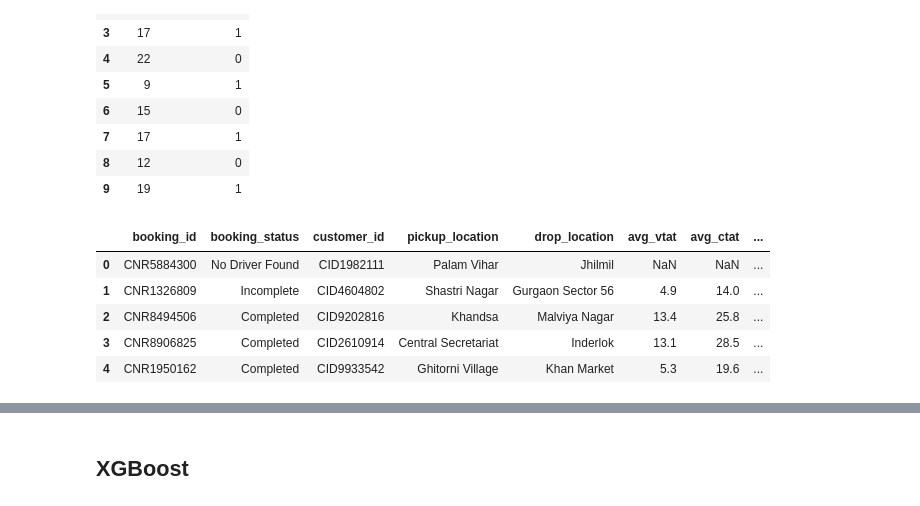
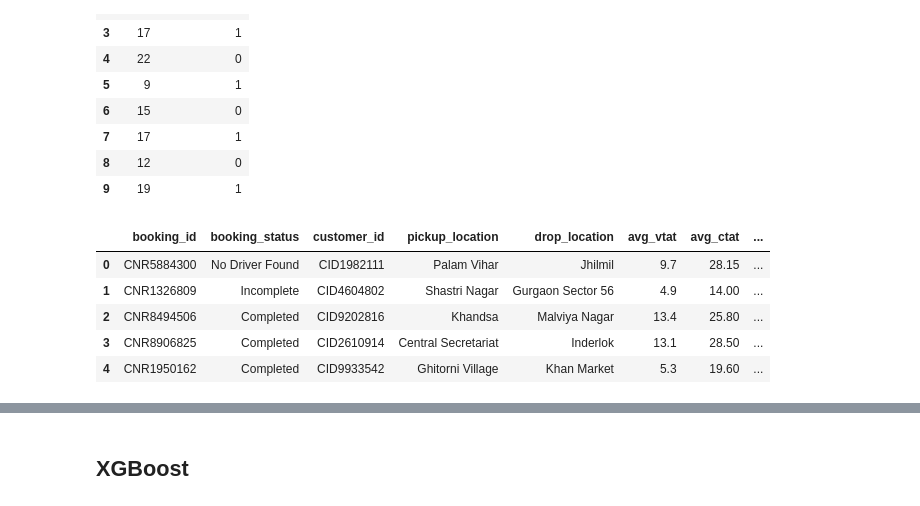
Before and after one commit to Shublytics/uber-ride-cancellation-prediction, a Jupyter notebook: Uber_rides_cancellation_pred.ipynb, the cells around one changed output, grey strips where cells are left out. Saved outputs shown, nothing was run; the diff lists cells and outputs as text; code cells hidden in the pictures.

```diff
--- a/Uber_rides_cancellation_pred.ipynb
+++ b/Uber_rides_cancellation_pred.ipynb
@@ -352,18 +428,8 @@ Name: count, Length: 181, dtype: int64
 # %%
-# create missing flags
-df['avg_vtat_missing'] = df['avg_vtat'].isnull().astype(int)
-df['avg_ctat_missing'] = df['avg_ctat'].isnull().astype(int)
+# impute median 'avg_vtat' and 'avg_ctat' by 'vehicle_type' and 'pickup_location'
+for col in ['avg_vtat', 'avg_ctat']:
+    df1[col] = df1[col].fillna(df1.groupby(['vehicle_type','pickup_location'])[col].transform('median'))
 
-# impute median 'avg_vtat' and 'avg_ctat' by 'vehicle_type' and 'pickup_location'
-vtat_med_by_type = df.groupby(['vehicle_type','pickup_location'])['avg_vtat'].transform('median')
-ctat_med_by_type = df.groupby(['vehicle_type','pickup_location'])['avg_ctat'].transform('median')
-
-df['avg_vtat_imputed'] = df['avg_vtat'].fillna(vtat_med_by_type).fillna(df['avg_vtat'].median())
-df['avg_ctat_imputed'] = df['avg_ctat'].fillna(ctat_med_by_type).fillna(df['avg_ctat'].median())
-
-df.head()
-
-# Optional: Drop original columns. Defaults keep both original and imputed.
-# df.drop(['avg_vtat','avg_ctat'], axis=1, inplace=True)  # uncomment if you want to replace originals
+df1.head()
 # %% [output]
 |  | booking_id | booking_status | customer_id | vehicle_type | pickup_location | drop_location | avg_vtat | ... |
@@ -377,9 +441,8 @@ df.head()
 # %%
-# filling NaNs as O for "not cancelled" rides as we cannot have nulls for our modeling purpose
-df['cancelled_rides_by_customer'] = df['cancelled_rides_by_customer'].fillna(0).astype(int)
-df['cancelled_rides_by_driver'] = df['cancelled_rides_by_driver'].fillna(0).astype(int)
-df['incomplete_rides'] = df['incomplete_rides'].fillna(0).astype(int)
+# impute nulls as O for "not cancelled" rides
+for col in ['cancelled_rides_by_customer', 'cancelled_rides_by_driver', 'incomplete_rides']:
+    df1[col] = df1[col].fillna(0).astype(int)
 
-df.head()
+df1.head()
 # %% [output]
 |  | booking_id | booking_status | customer_id | vehicle_type | pickup_location | drop_location | avg_vtat | ... |
@@ -411,0 +454,6 @@ df.head()
+# %%
+# impute medians for 'booking_value', 'ride_distance', 'driver_ratings', 'customer_rating'
+for col in ['booking_value', 'ride_distance', 'driver_ratings', 'customer_rating']:
+    df1[col].fillna(df1[col].median(), inplace=True)
+
+df1.head()
@@ -560,7 +607,7 @@ Enhance predictive power with derived features such as:
 # %%
 # Define peak hours: 7-10 AM and 5-8 PM
-df['is_peak_hour'] = df['hour'].apply(lambda x: 1 if (7 <= x <= 10) or (17 <= x <= 20) else 0)
-df[['hour','is_peak_hour']].head(10)
+df1['is_peak_hour'] = df1['hour'].apply(lambda x: 1 if (7 <= x <= 10) or (17 <= x <= 20) else 0)
+df1[['hour','is_peak_hour']].head(10)
 # %% [output]
 |  | hour | is_peak_hour |
 | 0 | 12 | 0 |
@@ -574,16 +621,13 @@ df[['hour','is_peak_hour']].head(10)
 | 8 | 12 | 0 |
 | 9 | 19 | 1 |
 # %%
-df1 = df.copy()
-df1 = pd.get_dummies(df, columns=['vehicle_type', 'day_of_week'], drop_first=True)
+# Encoding categorical variables
+df1 = pd.get_dummies(df1, columns=['vehicle_type', 'day_of_week', 'payment_method'], drop_first=True)
 df1.head()
-
-# dummies
-# booking_status, payment_method
 # %% [output]
 |  | booking_id | booking_status | customer_id | pickup_location | drop_location | avg_vtat | avg_ctat | ... |
-| 0 | CNR5884300 | No Driver Found | CID1982111 | Palam Vihar | Jhilmil | NaN | NaN | ... |
-| 1 | CNR1326809 | Incomplete | CID4604802 | Shastri Nagar | Gurgaon Sector 56 | 4.9 | 14.0 | ... |
-| 2 | CNR8494506 | Completed | CID9202816 | Khandsa | Malviya Nagar | 13.4 | 25.8 | ... |
-| 3 | CNR8906825 | Completed | CID2610914 | Central Secretariat | Inderlok | 13.1 | 28.5 | ... |
-| 4 | CNR1950162 | Completed | CID9933542 | Ghitorni Village | Khan Market | 5.3 | 19.6 | ... |
+| 0 | CNR5884300 | No Driver Found | CID1982111 | Palam Vihar | Jhilmil | 9.7 | 28.15 | ... |
+| 1 | CNR1326809 | Incomplete | CID4604802 | Shastri Nagar | Gurgaon Sector 56 | 4.9 | 14.00 | ... |
+| 2 | CNR8494506 | Completed | CID9202816 | Khandsa | Malviya Nagar | 13.4 | 25.80 | ... |
+| 3 | CNR8906825 | Completed | CID2610914 | Central Secretariat | Inderlok | 13.1 | 28.50 | ... |
+| 4 | CNR1950162 | Completed | CID9933542 | Ghitorni Village | Khan Market | 5.3 | 19.60 | ... |
```
Also changed, not shown: parts of 68 cells of this notebook.
